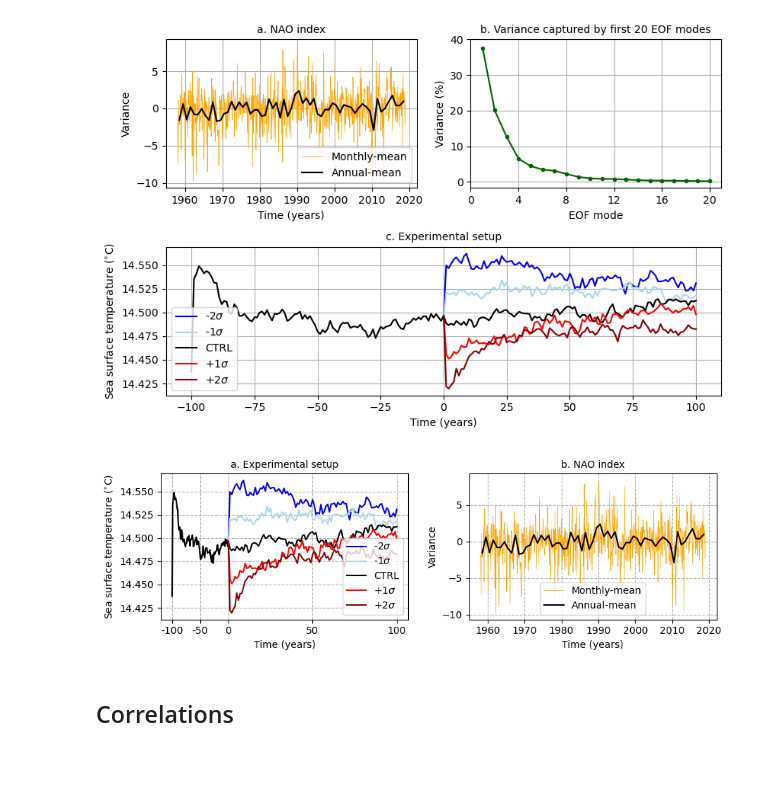
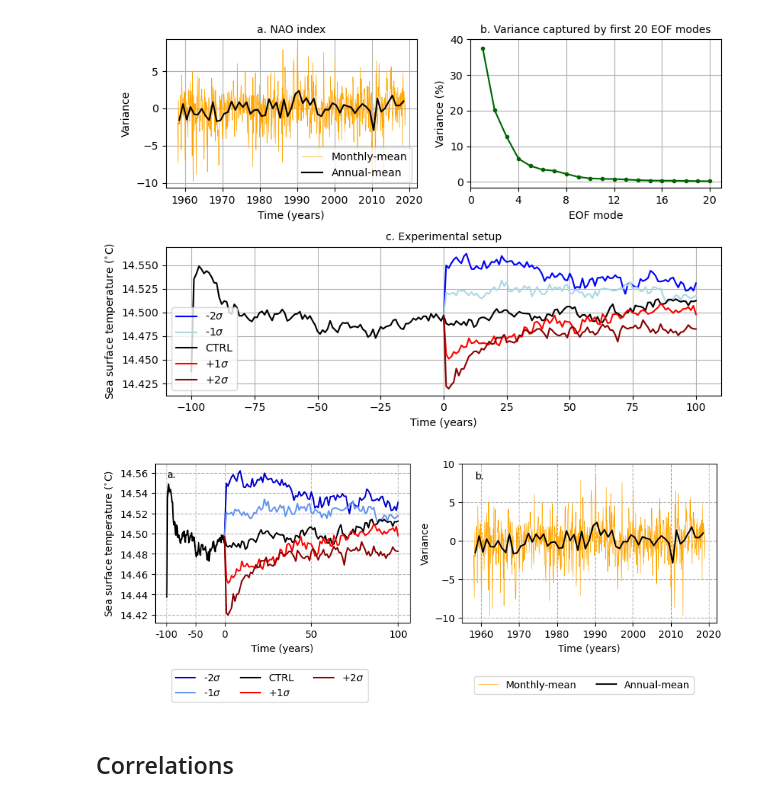
Before and after one commit to dhruvbhagtani/NAO-vorticity-budget-gyres, a Jupyter notebook: NAO-figures.ipynb, the cells around one changed output. Drawn from its saved outputs; the diff is of its cells as text; code cells hidden in the pictures; blank space fills up the shorter version.

```diff
--- a/NAO-figures.ipynb
+++ b/NAO-figures.ipynb
@@ -50,7 +50,9 @@ expt = ['mom6-om4-025-RYF-negativeNAO-2.0',
         'mom6-om4-025-RYF-positiveNAO-1.0',
         'mom6-om4-025-RYF-positiveNAO-2.0']
 
-db = '/scratch/x77/db6174/mom6/archive/databases/cc_database_RYF_control.db'
+#db = '/scratch/x77/db6174/mom6/archive/databases/cc_database_RYF_control.db'
+#db = '/g/data/hh5/tmp/db6174/mom6/archive/databases/cc_database_RYF_control.db'
+db = '/g/data/hh5/tmp/db6174/mom6/archive/databases/cc_database_RYF_control.db'
 session = cc.database.create_session(db)
 # %%
 model_out = xr.open_dataset('/g/data/ik11/grids/ocean_grid_025.nc')
@@ -150,7 +152,7 @@ Percentage of EOF explained by first 3 modes:[37.56     20.14     12.700001]
 # %%
 var_list = ['beta_v', 'BPT', 'curl_NL', 'curl_taus', 'curl_taub', 'curl_diff', 'mass_flux', 'curl_dudt', 'eta_dt']
 expt_labels = ['-2$\sigma$', '-1$\sigma$', 'CTRL', '+1$\sigma$', '+2$\sigma$']
-color_values = ['blue', 'lightblue', 'black', 'red', 'darkred']
+color_values = ['mediumblue', 'cornflowerblue', 'black', 'red', 'darkred']
 # %%
 pcs_SLP = solver_SLP.pcs(npcs = npcs, pcscaling = 1)
 NAO_index_all_months = pcs_SLP.sel(mode = 0).coarsen(time = 12).mean()
@@ -225,15 +227,17 @@ plt.savefig('/g/data/x77/db6174/Project_3/North-Atlantic-Oscillation-tests/Figur
 PC1_std = solver_SLP.pcs(npcs = npcs, pcscaling = 1).sel(mode = 0)
 PC1_var = solver_SLP.varianceFraction(neigs = 20) * 100
 
-fig, axes = plt.subplots(nrows = 1, ncols = 2, figsize = (6 * 1.5, 2 * 1.5))
+fig, axes = plt.subplots(nrows = 1, ncols = 2, figsize = (6 * 1.5, 2.8 * 1.5))
 
 (PC1_std/(PC1_std.coarsen(time = 12).mean().std())).plot(ax = axes[1], color = 'orange', lw = 0.5, label = 'Monthly-mean')
 (PC1_std.coarsen(time = 12).mean()/(PC1_std.coarsen(time = 12).mean().std())).plot(ax = axes[1], color = 'black', label = 'Annual-mean')
-axes[1].set_title('b. NAO index', fontsize = 10)
+axes[1].set_title('', fontsize = 10)
+axes[1].text(-4200, 8, 'b.', fontsize = 10)
+axes[1].set_yticks([-10, -5, 0, 5, 10])
 axes[1].set_ylabel('Variance')
 axes[1].set_xlabel('Time (years)')
 axes[1].grid(True,ls = '--')
-axes[1].legend()
+axes[1].legend(loc = 'lower center', bbox_to_anchor = (0.48, -0.45), borderaxespad = 0., ncol = 2)
 
 area = cc.querying.getvar('mom6-om4-025-RYF-control', 'areacello', session, frequency = 'static', n = 1)
 
@@ -260,37 +264,38 @@ for i, expt_name in enumerate(expt):
         SST = cc.querying.getvar(expt_name, 'tos', session, frequency='1 yearly', start_time='1900-01-01',
                                  end_time='2100-12-31', chunks={})
     else:
         SST = cc.querying.getvar(expt_name, 'tos', session, frequency='1 yearly', start_time='2001-01-01',
                                  end_time='2100-12-31', chunks={})
 
     SST_NA = SST.sel(xh=slice(x_min, x_max)).sel(yh=slice(y_min, y_max))
     SST_avg = ((SST_NA * area_NA).sum(['xh', 'yh'])) / (area_NA.sum(['xh', 'yh']))
 
     if expt_name == 'mom6-om4-025-RYF-control':
         axes[0].plot(x_transformed, SST_avg, label=expt_labels[i], color=color_values[i])
     else:
         axes[0].plot(x_transformed[100:], xr.concat([SST_CTRL.sel(time=slice('2000-01-01', '2000-12-31')), SST_avg], dim='time'),
                      label=expt_labels[i], color=color_values[i])
 
 # Generate xticks in the transformed space and corresponding labels
 xticks_transformed = np.array([custom_x_transform(x) for x in np.linspace(-100, 100, 5)])
 xtick_labels = np.linspace(-100, 100, 5)
 
 # Set axis labels and titles as before
-axes[0].set_title('a. Experimental setup', fontsize=10)
+axes[0].set_title('', fontsize=10)
+axes[0].text(-50, 14.555, 'a.', fontsize = 10)
 axes[0].set_ylabel('Sea surface temperature ($^{\circ}$C)')
 axes[0].set_xlabel('Time (years)')
 axes[0].grid(True, ls = '--')
-axes[0].legend()
+axes[0].legend(loc = 'lower center', bbox_to_anchor = (0.45, -0.5), borderaxespad = 0., ncol = 3)
 axes[0].set_xticks(xticks_transformed)
 axes[0].set_xticklabels([f'{int(label)}' for label in xtick_labels])
 
 plt.tight_layout()
 
-plt.savefig('/g/data/x77/db6174/Project_3/North-Atlantic-Oscillation-tests/Figures/Draft_figures/Expt_setup.pdf', bbox_inches = 'tight',
+plt.savefig('/g/data/x77/db6174/Project_3/North-Atlantic-Oscillation-tests/Figures/Draft_figures/Expt_setup_revised.pdf', bbox_inches = 'tight',
             dpi = 300, transparent=True)
 # %% [output]
-[figure, old version]
+[figure, new version]
 # %% [markdown]
 ## Correlations
 # %%
```
Also changed, not shown: parts of 3 cells of this notebook.
